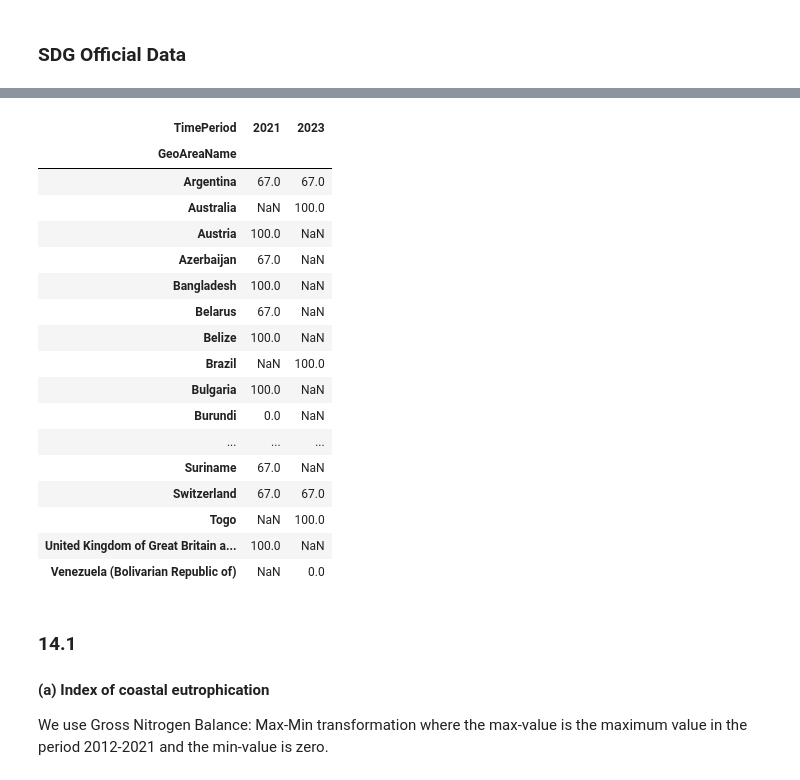
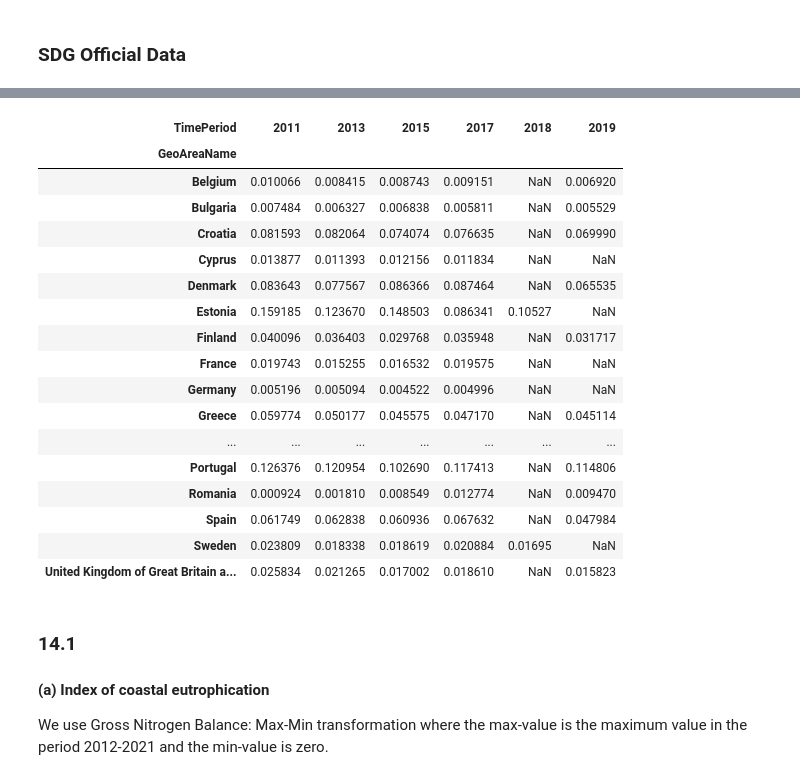
Before and after one commit to isaldiviagonzatti/sdg14, a Jupyter notebook: code/exploreSDG14.ipynb, the cells around one changed output, grey strips where cells are left out. Saved outputs shown, nothing was run; the diff lists cells and outputs as text; code cells hidden in the pictures.

```diff
--- a/code/exploreSDG14.ipynb
+++ b/code/exploreSDG14.ipynb
@@ -333,26 +332,27 @@ Wall time: 23.7 s
 | 14.c.1 | ER_UNCLOS_IMPLE | Score for the implementation of U... | PERCENT | 63 |
 |  | ER_UNCLOS_RATACC | Score for the ratification of and... | PERCENT | 63 |
 # %%
-sdg14[sdg14['SeriesCode']=='ER_UNCLOS_RATACC'].pivot_table(columns='TimePeriod', index='GeoAreaName', values='Value', aggfunc='mean')
+sdg14 = sdg14[sdg14['GeoAreaName'].isin(countries)]
+sdg14[sdg14['SeriesCode']=='EN_SCP_FSHGDP'].pivot_table(columns='TimePeriod', index='GeoAreaName', values='Value', aggfunc='mean')
 # %% [output]
-| TimePeriod | 2021 | 2023 |
-| GeoAreaName |  |  |
-| Argentina | 67.0 | 67.0 |
-| Australia | NaN | 100.0 |
-| Austria | 100.0 | NaN |
-| Azerbaijan | 67.0 | NaN |
-| Bangladesh | 100.0 | NaN |
-| Belarus | 67.0 | NaN |
-| Belize | 100.0 | NaN |
-| Brazil | NaN | 100.0 |
-| Bulgaria | 100.0 | NaN |
-| Burundi | 0.0 | NaN |
-| ... | ... | ... |
-| Suriname | 67.0 | NaN |
-| Switzerland | 67.0 | 67.0 |
-| Togo | NaN | 100.0 |
-| United Kingdom of Great Britain a... | 100.0 | NaN |
-| Venezuela (Bolivarian Republic of) | NaN | 0.0 |
+| TimePeriod | 2011 | 2013 | 2015 | 2017 | 2018 | 2019 |
+| GeoAreaName |  |  |  |  |  |  |
+| Belgium | 0.010066 | 0.008415 | 0.008743 | 0.009151 | NaN | 0.006920 |
+| Bulgaria | 0.007484 | 0.006327 | 0.006838 | 0.005811 | NaN | 0.005529 |
+| Croatia | 0.081593 | 0.082064 | 0.074074 | 0.076635 | NaN | 0.069990 |
+| Cyprus | 0.013877 | 0.011393 | 0.012156 | 0.011834 | NaN | NaN |
+| Denmark | 0.083643 | 0.077567 | 0.086366 | 0.087464 | NaN | 0.065535 |
+| Estonia | 0.159185 | 0.123670 | 0.148503 | 0.086341 | 0.10527 | NaN |
+| Finland | 0.040096 | 0.036403 | 0.029768 | 0.035948 | NaN | 0.031717 |
+| France | 0.019743 | 0.015255 | 0.016532 | 0.019575 | NaN | NaN |
+| Germany | 0.005196 | 0.005094 | 0.004522 | 0.004996 | NaN | NaN |
+| Greece | 0.059774 | 0.050177 | 0.045575 | 0.047170 | NaN | 0.045114 |
+| ... | ... | ... | ... | ... | ... | ... |
+| Portugal | 0.126376 | 0.120954 | 0.102690 | 0.117413 | NaN | 0.114806 |
+| Romania | 0.000924 | 0.001810 | 0.008549 | 0.012774 | NaN | 0.009470 |
+| Spain | 0.061749 | 0.062838 | 0.060936 | 0.067632 | NaN | 0.047984 |
+| Sweden | 0.023809 | 0.018338 | 0.018619 | 0.020884 | 0.01695 | NaN |
+| United Kingdom of Great Britain a... | 0.025834 | 0.021265 | 0.017002 | 0.018610 | NaN | 0.015823 |
 # %% [markdown]
 ### 14.1
 #### (a) Index of coastal eutrophication
```
Also changed, not shown: parts of 22 cells of this notebook.
